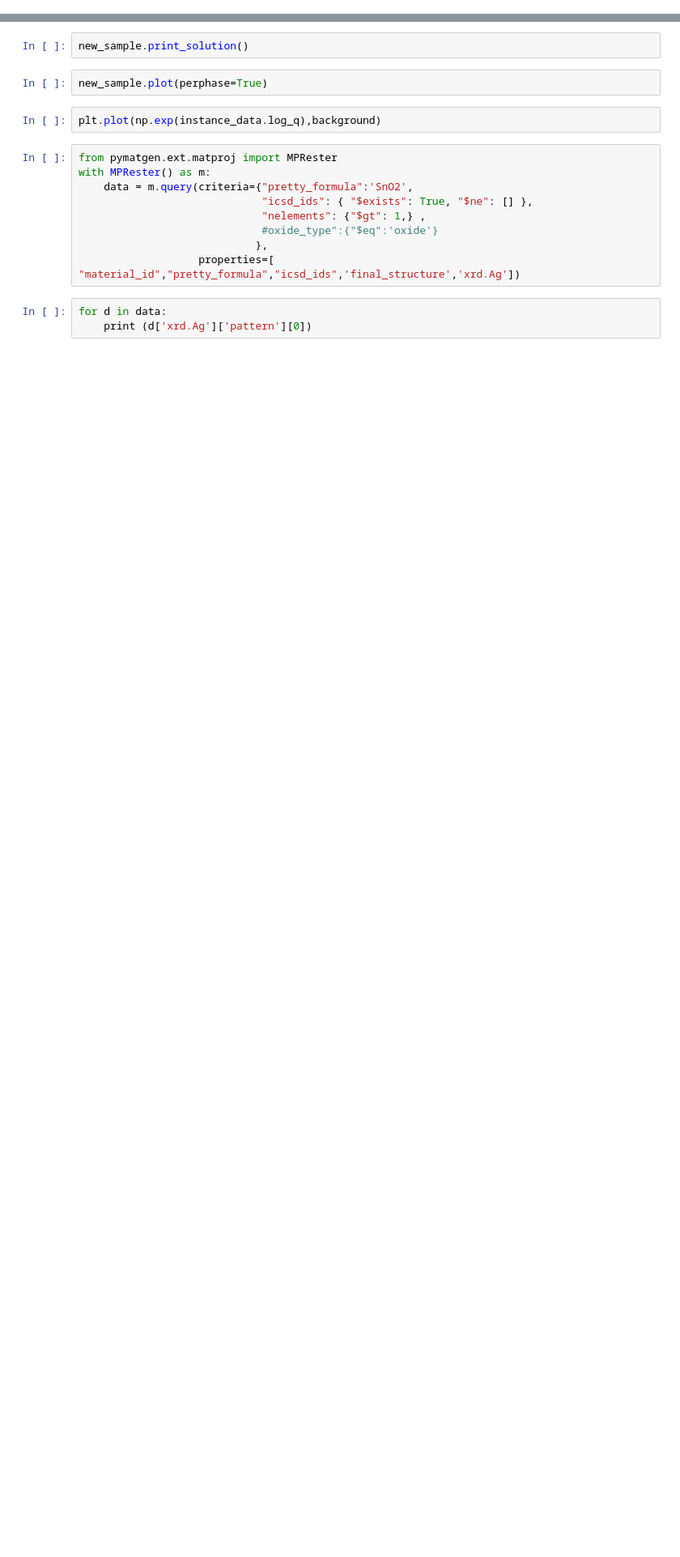
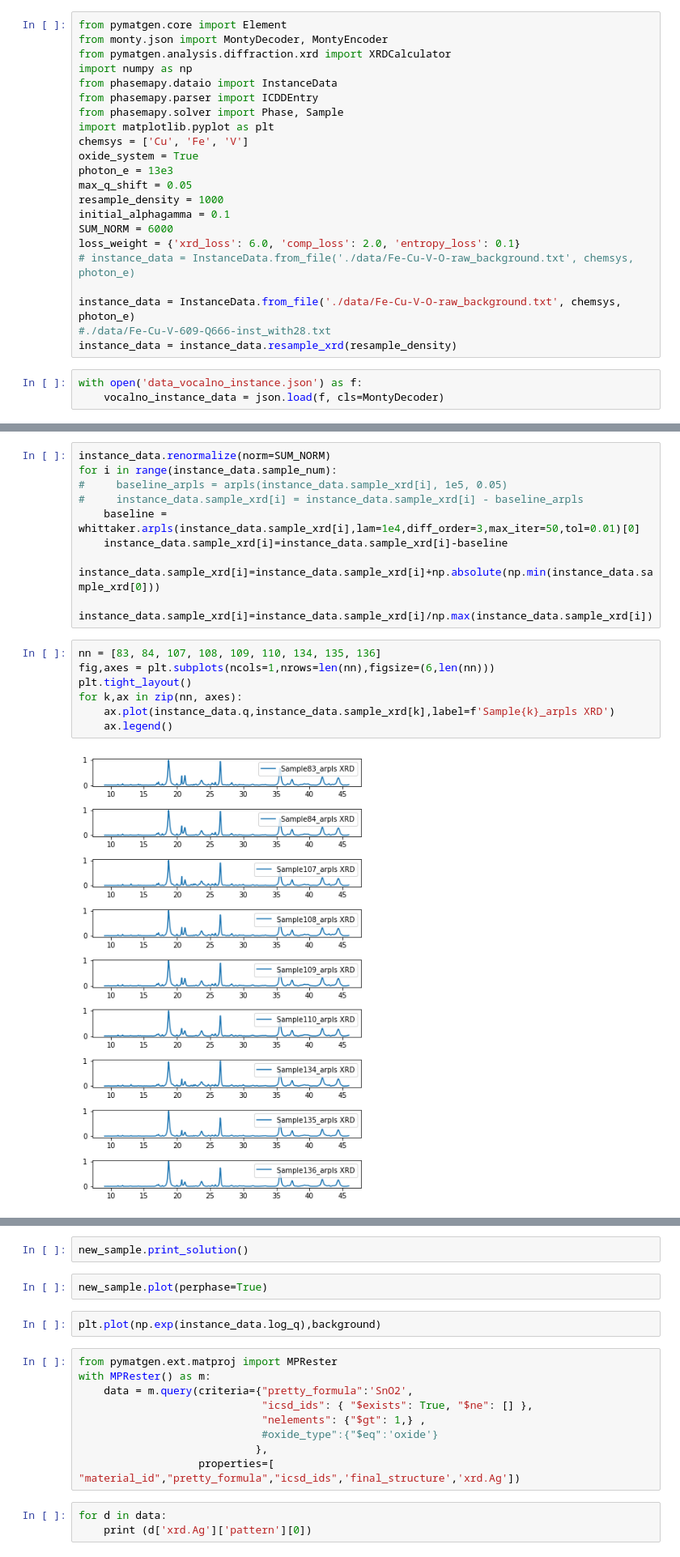
Before and after one commit to ComputationalMaterials-WestLake-Univ/phasemapy, a Jupyter notebook: scripts_Cu-Fe-V-O/solver_Cu-fe-V.ipynb, the cells around one changed output, grey strips where cells are left out. Shown at 81% size. Saved outputs shown, nothing was run; the diff lists cells and outputs as text; blank space fills up the shorter version.

```diff
--- a/scripts_Cu-Fe-V-O/solver_Cu-fe-V.ipynb
+++ b/scripts_Cu-Fe-V-O/solver_Cu-fe-V.ipynb
@@ -185,0 +8,25 @@ chemsys[0]
+# %%
+from pymatgen.core import Element
+from monty.json import MontyDecoder, MontyEncoder
+from pymatgen.analysis.diffraction.xrd import XRDCalculator
+import numpy as np
+from phasemapy.dataio import InstanceData
+from phasemapy.parser import ICDDEntry
+from phasemapy.solver import Phase, Sample
+import matplotlib.pyplot as plt
+chemsys = ['Cu', 'Fe', 'V']
+oxide_system = True
+photon_e = 13e3
+max_q_shift = 0.05
+resample_density = 1000
+initial_alphagamma = 0.1
+SUM_NORM = 6000
+loss_weight = {'xrd_loss': 6.0, 'comp_loss': 2.0, 'entropy_loss': 0.1}
+# instance_data = InstanceData.from_file('./data/Fe-Cu-V-O-raw_background.txt', chemsys, photon_e)
+
+instance_data = InstanceData.from_file('./data/Fe-Cu-V-O-raw_background.txt', chemsys, photon_e)
+#./data/Fe-Cu-V-609-Q666-inst_with28.txt
+instance_data = instance_data.resample_xrd(resample_density)
+# %%
+with open('data_vocalno_instance.json') as f:
+    vocalno_instance_data = json.load(f, cls=MontyDecoder)
@@ -185,0 +77,18 @@ chemsys[0]
+# %%
+instance_data.renormalize(norm=SUM_NORM)
+for i in range(instance_data.sample_num):
+#     baseline_arpls = arpls(instance_data.sample_xrd[i], 1e5, 0.05)
+#     instance_data.sample_xrd[i] = instance_data.sample_xrd[i] - baseline_arpls
+    baseline =  whittaker.arpls(instance_data.sample_xrd[i],lam=1e4,diff_order=3,max_iter=50,tol=0.01)[0]
+    instance_data.sample_xrd[i]=instance_data.sample_xrd[i]-baseline
+    instance_data.sample_xrd[i]=instance_data.sample_xrd[i]+np.absolute(np.min(instance_data.sample_xrd[0]))
+    instance_data.sample_xrd[i]=instance_data.sample_xrd[i]/np.max(instance_data.sample_xrd[i])
+# %%
+nn = [83, 84, 107, 108, 109, 110, 134, 135, 136]
+fig,axes = plt.subplots(ncols=1,nrows=len(nn),figsize=(6,len(nn)))
+plt.tight_layout()
+for k,ax in zip(nn, axes):
+    ax.plot(instance_data.q,instance_data.sample_xrd[k],label=f'Sample{k}_arpls XRD')
+    ax.legend()
+# %% [output]
+[figure, added]
```
Also changed, not shown: parts of 75 cells of this notebook.
